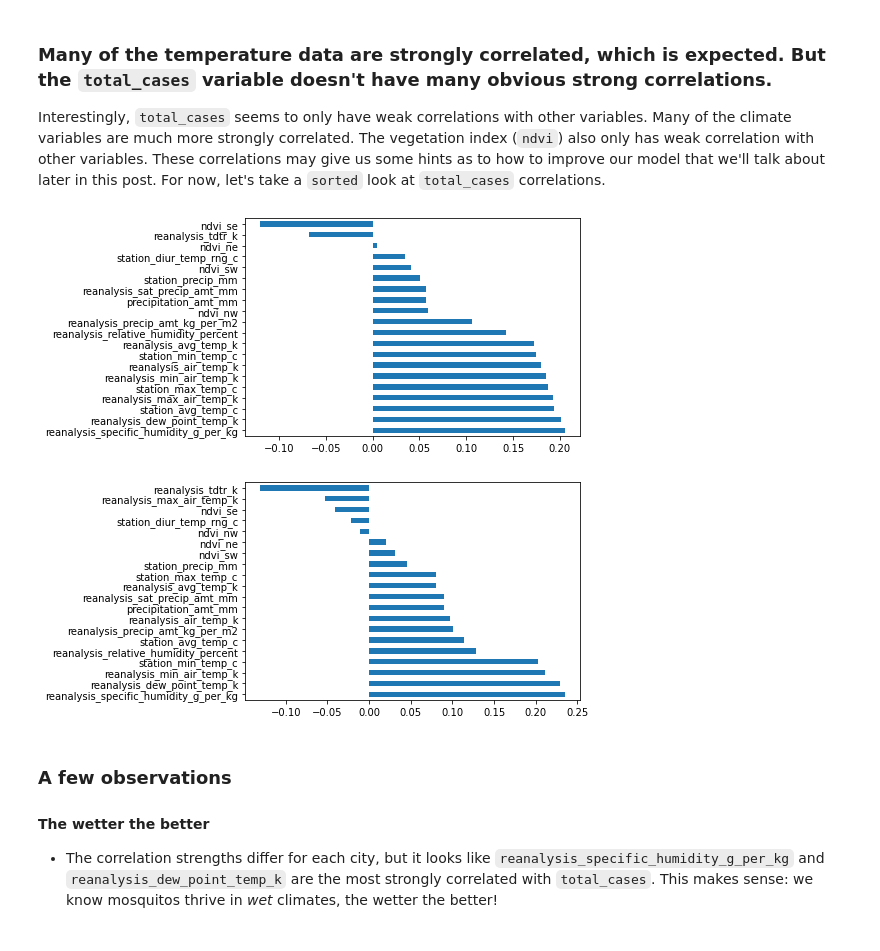
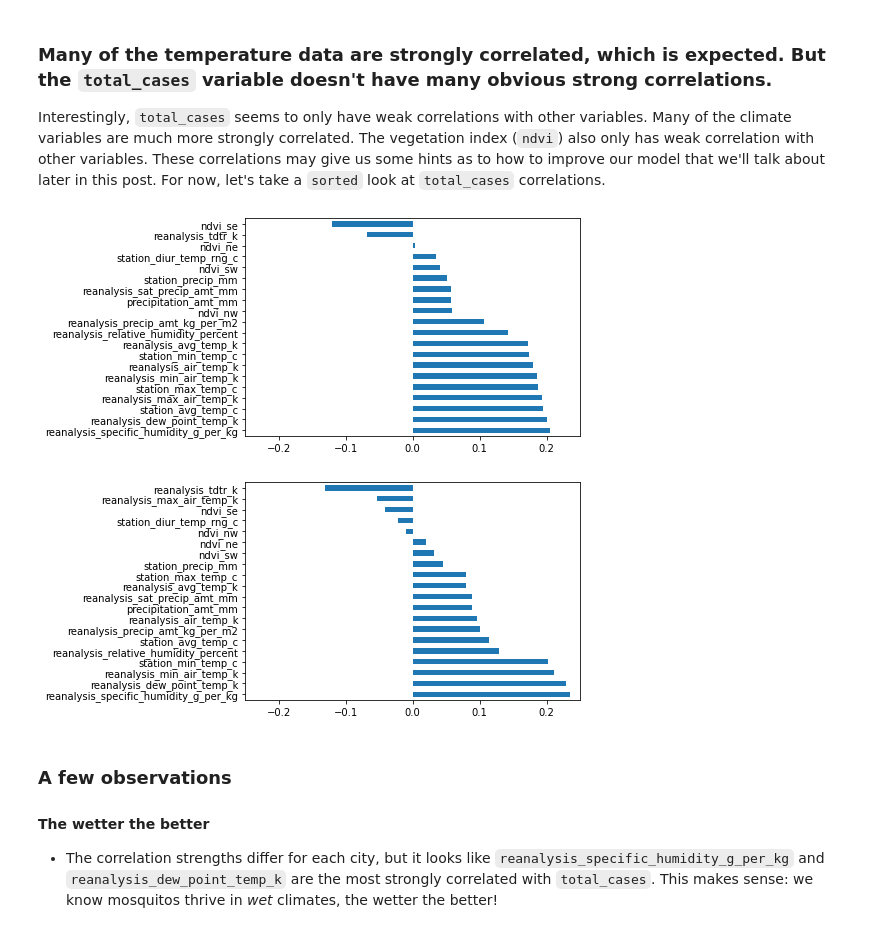
Before and after one commit to drivendataorg/intro-to-reproducible-ml, a Jupyter notebook: notebooks/dengue-ml-tutorial.ipynb, the cells around one changed output. Saved outputs shown, nothing was run; the diff lists cells and outputs as text; code cells hidden in the pictures.

```diff
--- a/notebooks/dengue-ml-tutorial.ipynb
+++ b/notebooks/dengue-ml-tutorial.ipynb
@@ -294,19 +317,19 @@ Interestingly, `total_cases` seems to only have weak correlations with other var
      .drop('total_cases') # don't compare with myself
      .sort_values(ascending=False)
      .plot
-     .barh());
+     .barh(xlim=(-.25, .25)));
 # %% [output]
-[figure, old version]
+[figure, new version]
 # %%
 # Iquitos
 (iq_correlations
      .total_cases
      .drop('total_cases') # don't compare with myself
      .sort_values(ascending=False)
      .plot
-     .barh());
+     .barh(xlim=(-.25, .25)));
 # %% [output]
-[figure, old version]
+[figure, new version]
 # %% [markdown]
 ### A few observations
 
```
Also changed, not shown: parts of 12 cells of this notebook, 2 other files.
